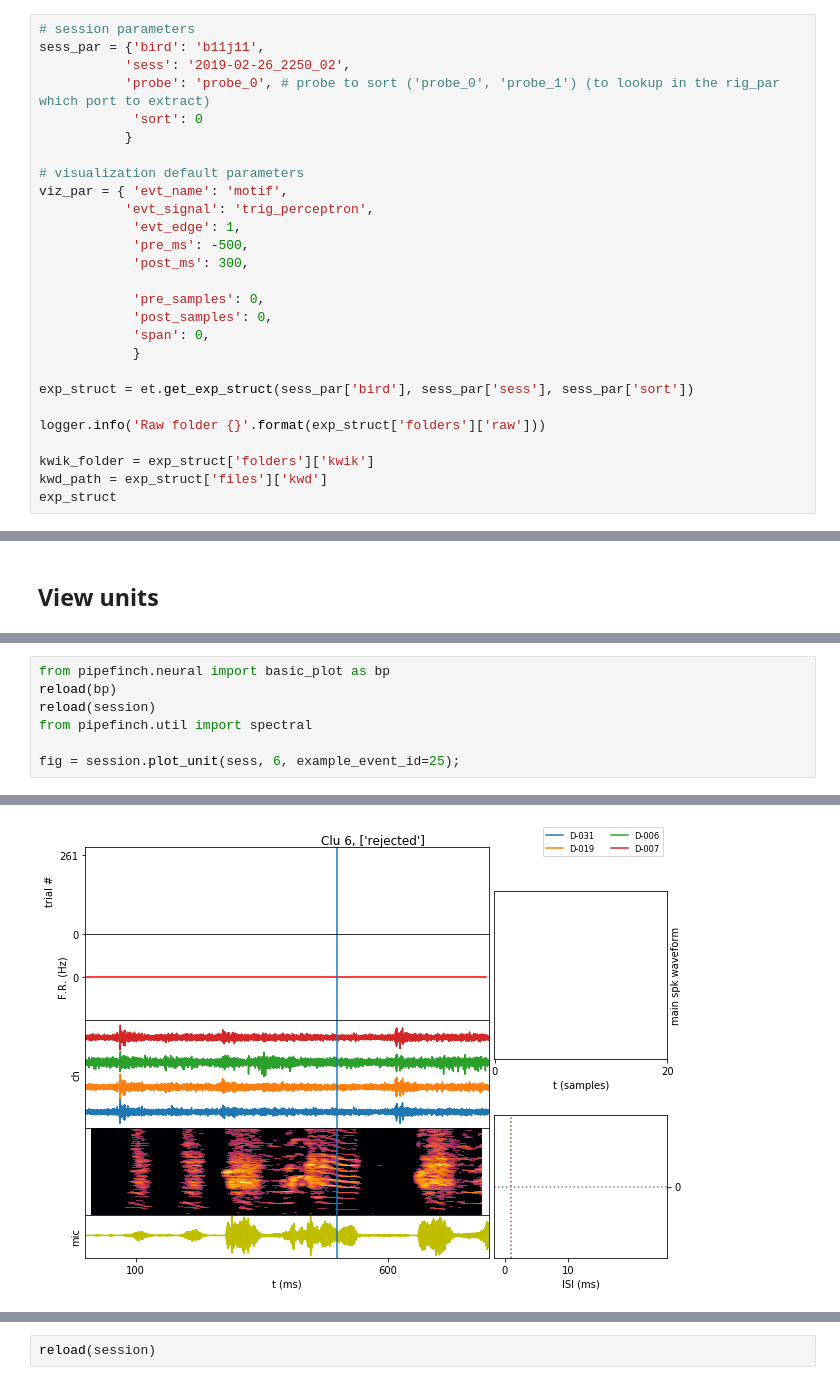
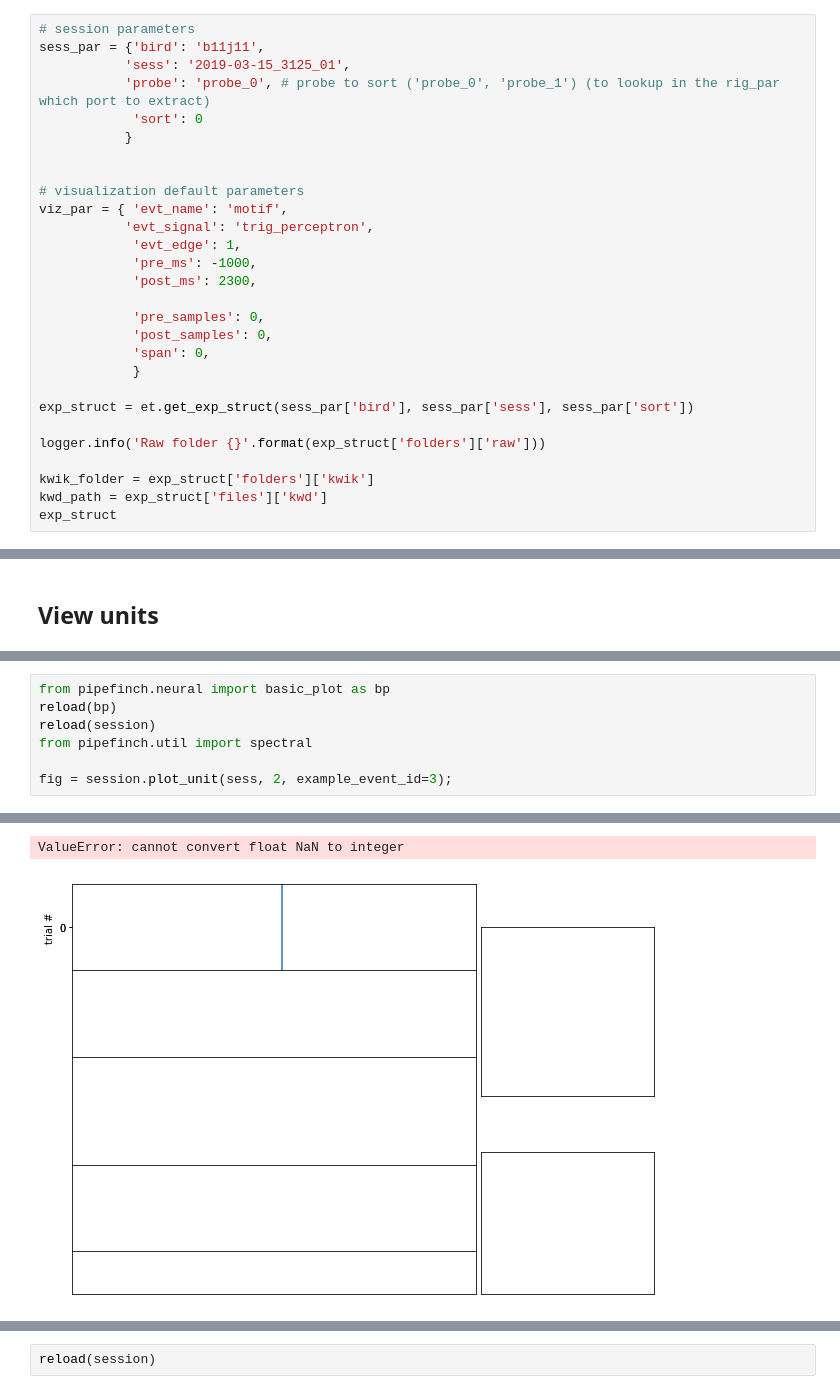
Before and after one commit to zekearneodo/pipefinch, a Jupyter notebook: notebooks_sort/b1j11_rasters_zebra.ipynb, the cells around one changed output, grey strips where cells are left out. Cells and saved outputs as stored; diff of their text form.

```diff
--- a/notebooks_sort/b1j11_rasters_zebra.ipynb
+++ b/notebooks_sort/b1j11_rasters_zebra.ipynb
@@ -52,17 +55,18 @@ from pipefinch.neural.postsort import session
 # %%
 # session parameters
 sess_par = {'bird': 'b11j11',
-           'sess': '2019-02-26_2250_02',
+           'sess': '2019-03-15_3125_01',
            'probe': 'probe_0', # probe to sort ('probe_0', 'probe_1') (to lookup in the rig_par which port to extract)
             'sort': 0
            }
+
 
 # visualization default parameters
 viz_par = { 'evt_name': 'motif',
            'evt_signal': 'trig_perceptron',
             'evt_edge': 1,
-            'pre_ms': -500,
-            'post_ms': 300,
+            'pre_ms': -1000,
+            'post_ms': 2300,
 
             'pre_samples': 0,
             'post_samples': 0,
@@ -281,7 +371,7 @@ reload(bp)
 reload(session)
 from pipefinch.util import spectral
 
-fig = session.plot_unit(sess, 6, example_event_id=25);
+fig = session.plot_unit(sess, 2, example_event_id=3);
 # %% [output]
 in singular transformations; automatically expanding.
 bottom=0, top=0.0
@@ -290,3 +379,4 @@ bottom=0, top=0.0
+ValueError: cannot convert float NaN to integer
-[figure, old version]
+[figure, new version]
 # %%
 reload(session)
```
Also changed, not shown: parts of 21 cells of this notebook, 4 other files.
